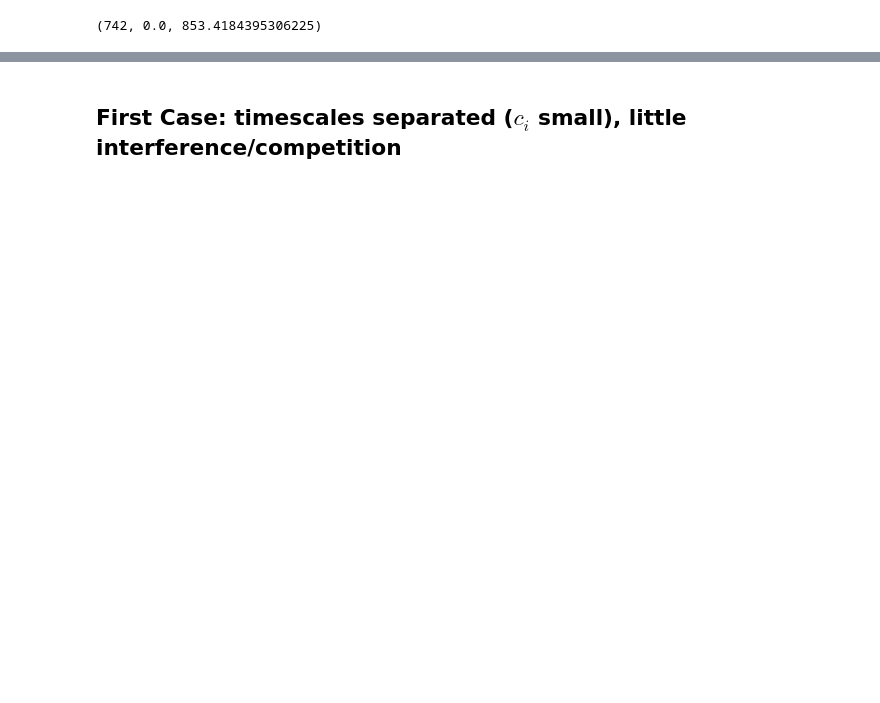
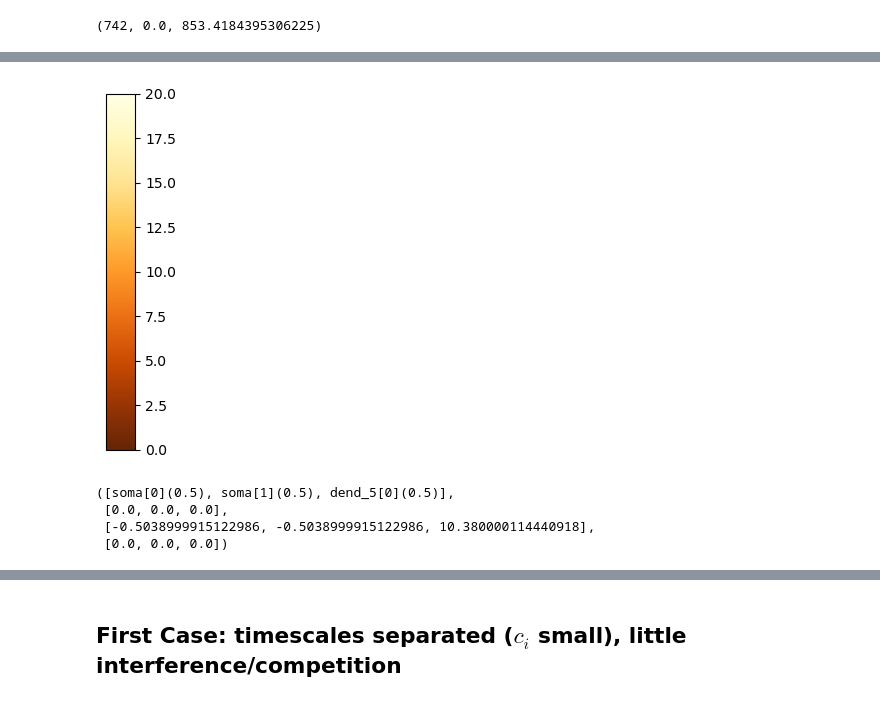
Before and after one commit to lptolik/Williams-etal-Synaptic-Transport, a Jupyter notebook: mine/myFig5.ipynb, the cells around one changed output, grey strips where cells are left out. Cells and saved outputs as stored; diff of their text form; code cells hidden in the pictures; blank space fills up the shorter version.

```diff
--- a/mine/myFig5.ipynb
+++ b/mine/myFig5.ipynb
@@ -298,0 +458,17 @@ def snap_ss(name,clim=[0,0.0035]):
+# %%
+sm = plt.cm.ScalarMappable(cmap=plt.cm.YlOrBr_r, norm=plt.Normalize(0,20))
+#plt.colorbar(sm)
+fig, ax = plt.subplots(figsize=(1, 4))
+# vmin, vmax =  np.nanmin(A), np.nanmax(A)
+cbar = fig.colorbar(sm, ax)
+plt.tight_layout()
+plt.show()
+# %% [output]
+[figure, added]
+# %%
+(seg_list[:3],x[:3],y[:3],z[:3])
+# %% [output]
+([soma[0](0.5), soma[1](0.5), dend_5[0](0.5)],
+ [0.0, 0.0, 0.0],
+ [-0.5038999915122986, -0.5038999915122986, 10.380000114440918],
+ [0.0, 0.0, 0.0])
```
Also changed, not shown: parts of 78 cells of this notebook, 7 other files.
